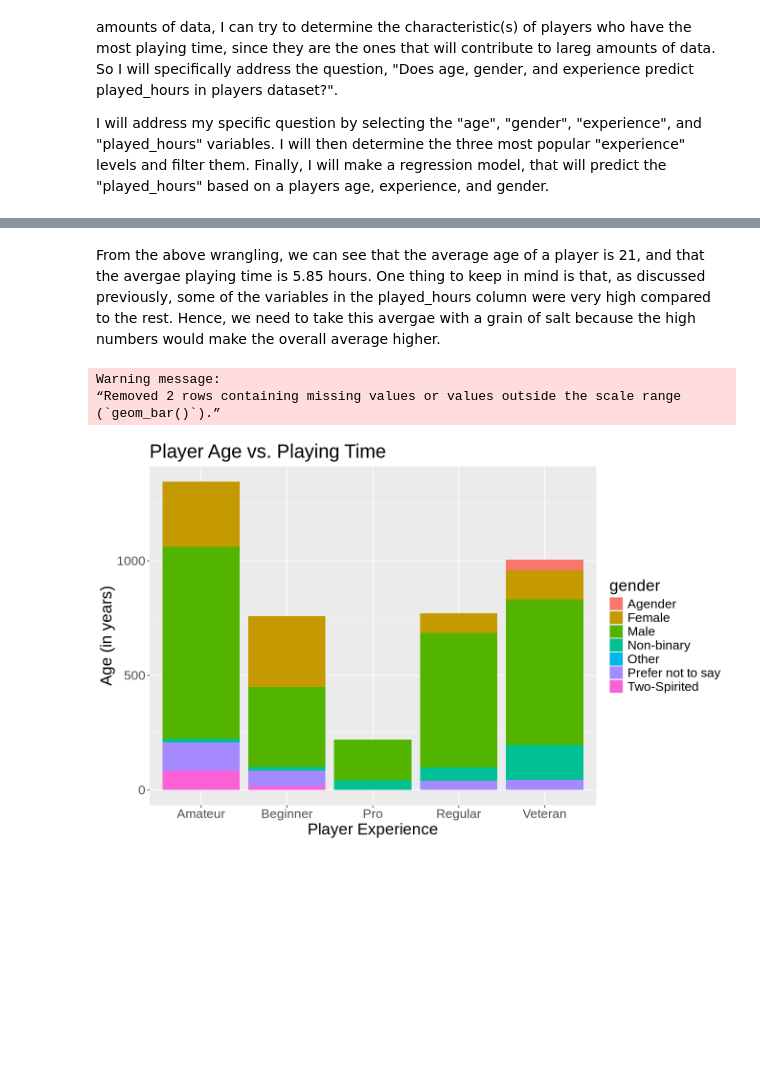
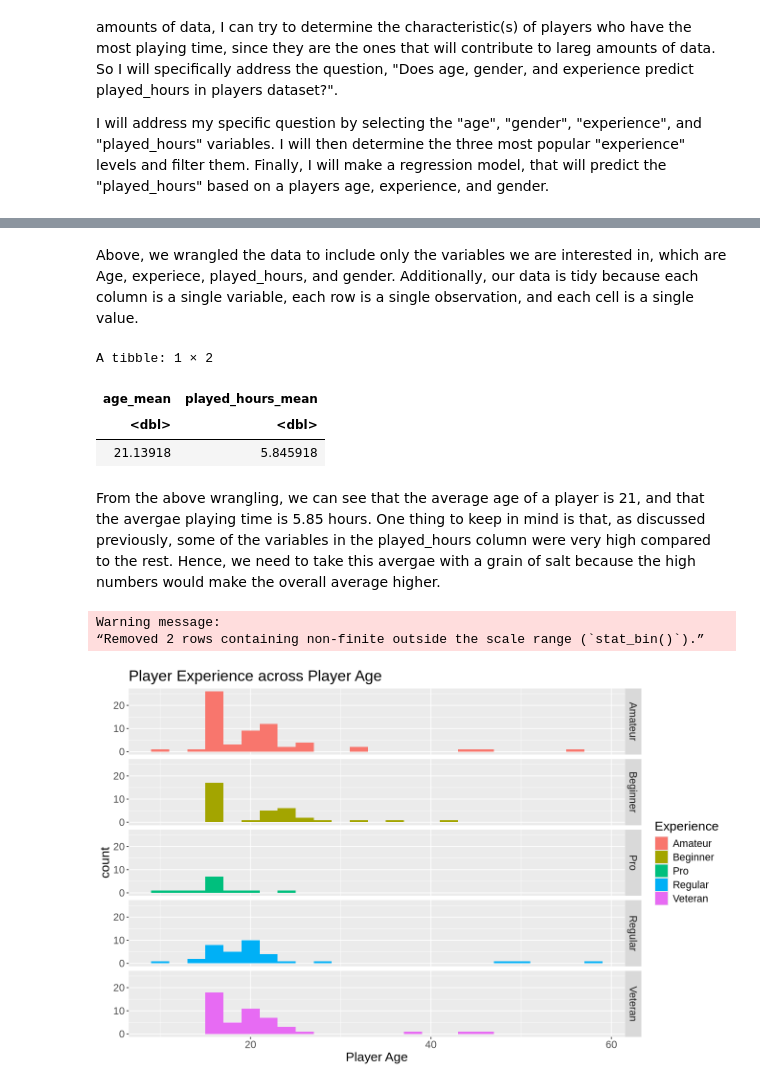
Before and after one commit to Iman-Soliman/Data-Science-100-Group-Project-Individual-, a Jupyter notebook: Individual Report.ipynb, the cells around one changed output, grey strips where cells are left out. Saved outputs shown, nothing was run; the diff lists cells and outputs as text; code cells hidden in the pictures; blank space fills up the shorter version.

```diff
--- a/Individual Report.ipynb
+++ b/Individual Report.ipynb
@@ -118,20 +108,32 @@ A tibble: 1 × 2
+# %% [markdown]
+Above, we wrangled the data to include only the variables we are interested in, which are Age, experiece, played_hours, and gender. Additionally, our data is tidy because each column is a single variable, each row is a single observation, and each cell is a single value.
+# %%
+#calculate the mean of the dbl variables (Age, played_hours)
+players_specific <- players_2 |>
+                    summarize(age_mean = mean(Age, na.rm = TRUE), played_hours_mean = mean(played_hours, na.rm = TRUE))
+players_specific
+# %% [output]
+A tibble: 1 × 2
+| age_mean | played_hours_mean |
+| <dbl> | <dbl> |
+| 21.13918 | 5.845918 |
 # %% [markdown]
 From the above wrangling, we can see that the average age of a player is 21, and that the avergae playing time is 5.85 hours. One thing to keep in mind is that, as discussed previously, some of the variables in the played_hours column were very high compared to the rest. Hence, we need to take this avergae with a grain of salt because the high numbers would make the overall average higher.
 # %%
 #make a histogram to see the experience of players in each age-group
 
-options(repr.plot.width = 11, repr.plot.length = 9)
+options(repr.plot.width = 11, repr.plot.length = 15)
 
 players_time_vs_age_plot <- players_2 |>
-                            ggplot(aes(x = experience, y = Age, fill = gender))+
-                            geom_bar(stat = "identity")+
-                            labs(x = "Player Experience", y = "Age (in years)", title = "Player Age vs. Playing Time")+
-                            theme(text = element_text(size = 20))+
+                            ggplot(aes(x = Age, fill = as.factor(experience)))+
+                            geom_histogram(binwidth = 2, position = "identity")+
+                            facet_grid(rows = vars(experience))+
+                            labs(x = "Player Age", title = "Player Experience across Player Age", fill = "Experience")+
+                            theme(text = element_text(size = 16))+
                             scale_color_brewer(palette = "Set2")
 
 players_time_vs_age_plot
 # %% [output]
 Warning message:
-“Removed 2 rows containing missing values or values outside the scale range
-(`geom_bar()`).”
+“Removed 2 rows containing non-finite outside the scale range (`stat_bin()`).”
-[figure, old version]
+[figure, new version]
```
Also changed, not shown: parts of 6 cells of this notebook.
